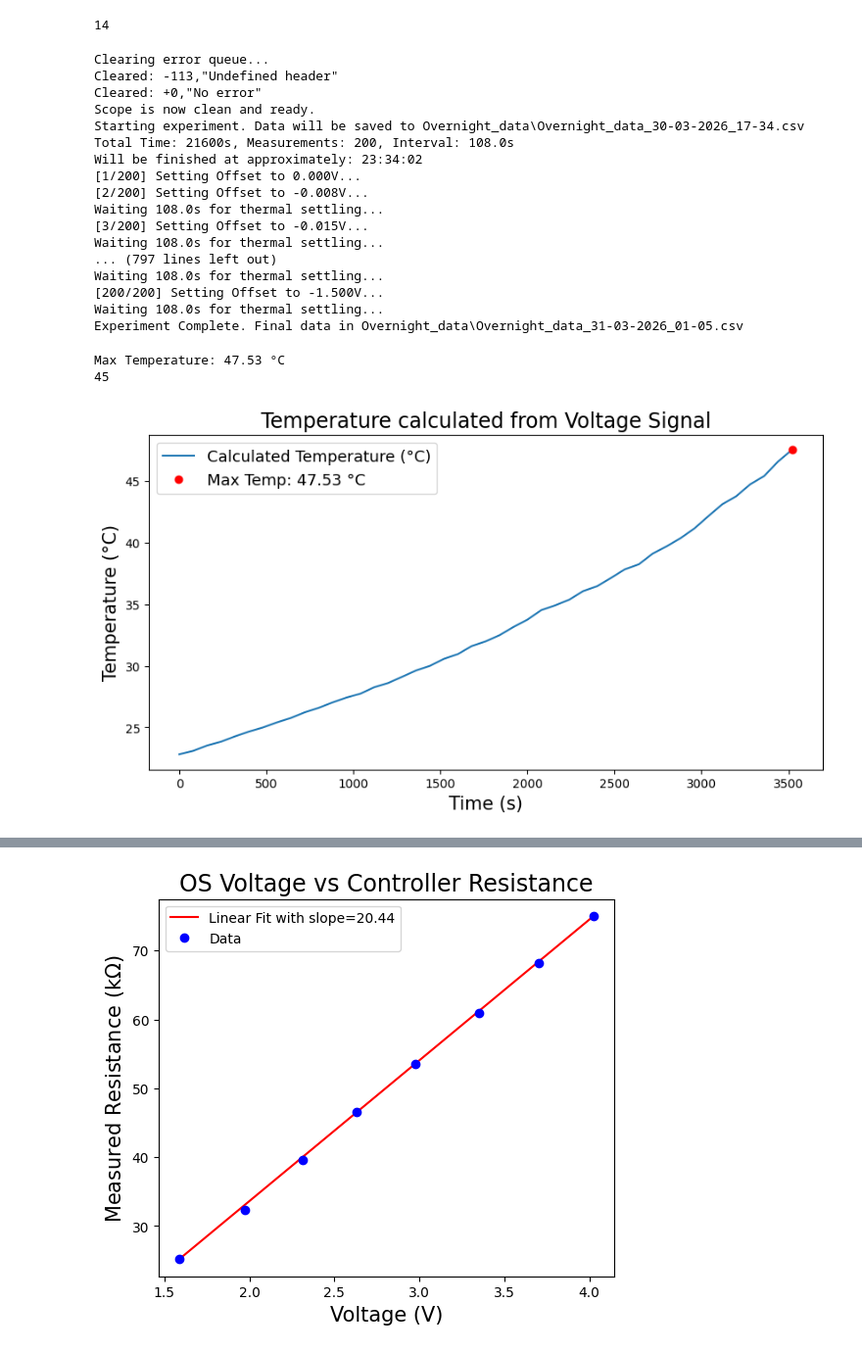
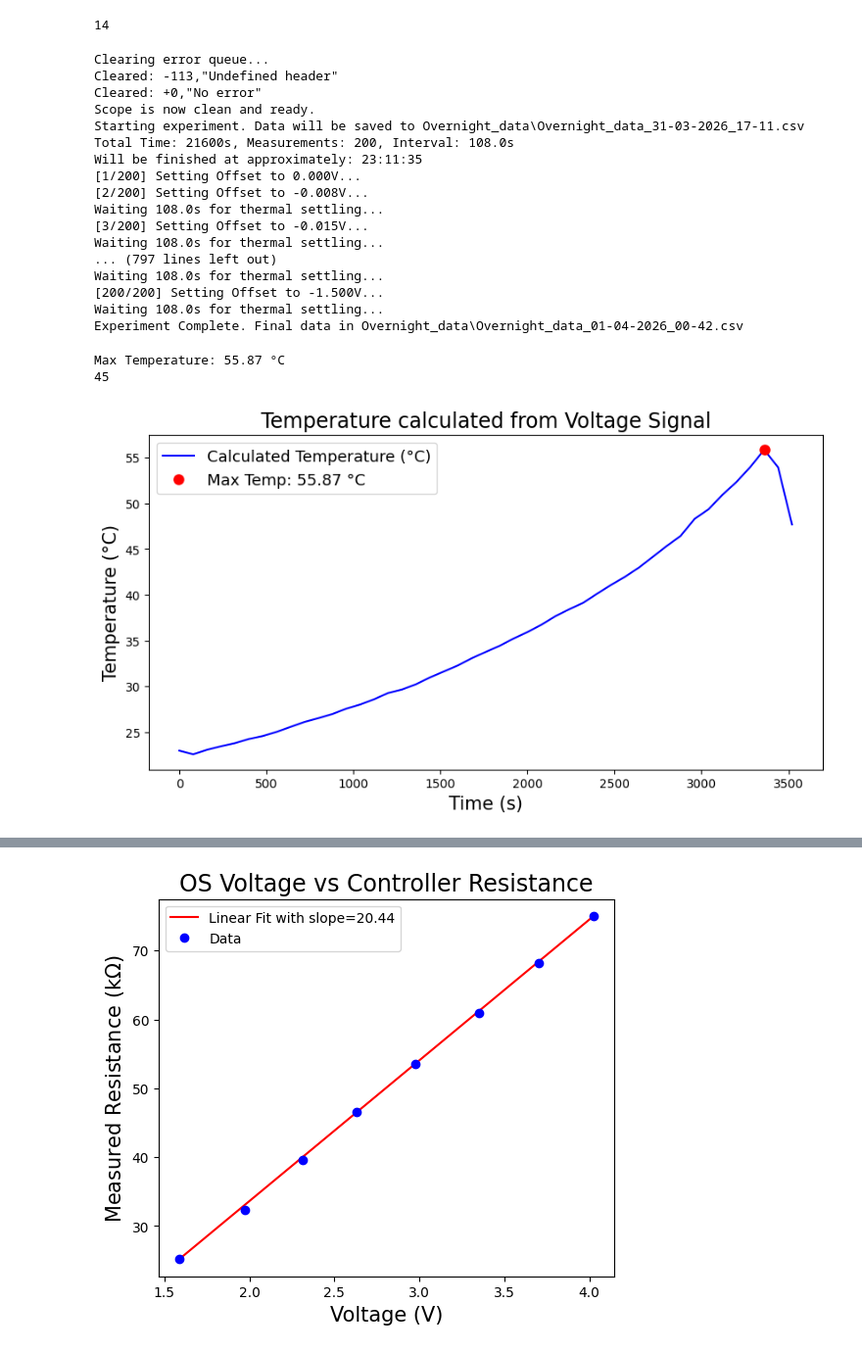
Before and after one commit to qpit/Eskild-Project-2026, a Jupyter notebook: overnight_data.ipynb, the cells around one changed output, grey strips where cells are left out. Shown at 98% size. Saved outputs shown, nothing was run; the diff lists cells and outputs as text; code cells hidden in the pictures.

```diff
--- a/overnight_data.ipynb
+++ b/overnight_data.ipynb
@@ -293,6 +293,7 @@ def overnight_measure(total_time=3600, n_measurements=10, channels=[1, 2]):
     fg.set_output(chn=1, enable=False)
     print(f"Experiment Complete. Final data in {filename}")
 # %%
+time.sleep(30) # Wait 2 minutes before starting to ensure everything is ready
 test_time = 60*60*6 # 6 hours for testing
 overnight_measure(total_time=test_time, n_measurements=200, channels=[1, 2])
 #wait 1.5 hours to cool crystal
@@ -303,9 +304,9 @@ Clearing error queue...
 Cleared: -113,"Undefined header"
 Cleared: +0,"No error"
 Scope is now clean and ready.
-Starting experiment. Data will be saved to Overnight_data\Overnight_data_30-03-2026_17-34.csv
+Starting experiment. Data will be saved to Overnight_data\Overnight_data_31-03-2026_17-11.csv
 Total Time: 21600s, Measurements: 200, Interval: 108.0s
-Will be finished at approximately: 23:34:02
+Will be finished at approximately: 23:11:35
 [1/200] Setting Offset to 0.000V...
 [2/200] Setting Offset to -0.008V...
 Waiting 108.0s for thermal settling...
@@ -315,32 +316,34 @@ Waiting 108.0s for thermal settling...
 Waiting 108.0s for thermal settling...
 [200/200] Setting Offset to -1.500V...
 Waiting 108.0s for thermal settling...
-Experiment Complete. Final data in Overnight_data\Overnight_data_31-03-2026_01-05.csv
+Experiment Complete. Final data in Overnight_data\Overnight_data_01-04-2026_00-42.csv
 # %%
-filepath = r"Overnight_data\Overnight_data_31-03-2026_11-51.csv" # Update with your actual filename
+filepath = r"Overnight_data\Overnight_data_30-03-2026_14-46.csv" # Update with your actual filename
 data = np.genfromtxt(filepath, delimiter=',', skip_header=1)
 time_data = data[:, 0]
 channel1 = data[:, 2]  # Assuming Ch1_Avg is the 3rd column
 channel2 = data[:, 3]  # Assuming Ch2_Avg is the 4th column
 std = data[:, 4:]  # Standard deviations for each channel
 
 resist = voltage_to_kOhm(channel2)
 temperature = temperature_from_resistance(resist)
 fig, axs = plt.subplots(1, 1, figsize=(10, 5))
 
-axs.plot(time_data, temperature, label='Calculated Temperature (°C)')
+axs.plot(time_data, temperature, label='Calculated Temperature (°C)', color='blue')
 axs.set_title('Temperature calculated from Voltage Signal',fontsize=17)
 axs.set_xlabel('Time (s)',fontsize=15)
 axs.set_ylabel('Temperature (°C)',fontsize=15)
 #Index for top temperature
 max_temp = np.max(temperature)
 max_temp_index = np.argmax(temperature)
 print(f"Max Temperature: {max_temp:.2f} °C")
-axs.plot(time_data[max_temp_index], max_temp, 'ro', label=f'Max Temp: {max_temp:.2f} °C')
+axs.plot(time_data[max_temp_index], max_temp, 'ro', label=f'Max Temp: {max_temp:.2f} °C', markersize=8)
 axs.legend(fontsize=13)
 print(len(temperature))
+#Savefig as pdf
+# plt.savefig("C:\\Users\\eskil\\OneDrive\\DTU\\6.sem\\bachelor_project\\figures\\maxtemp.pdf", format="pdf")
 # %% [output]
-Max Temperature: 47.53 °C
+Max Temperature: 55.87 °C
 45
-[figure, old version]
+[figure, new version]
 # %%
```
Also changed, not shown: parts of 4 cells of this notebook, 1 other file.
